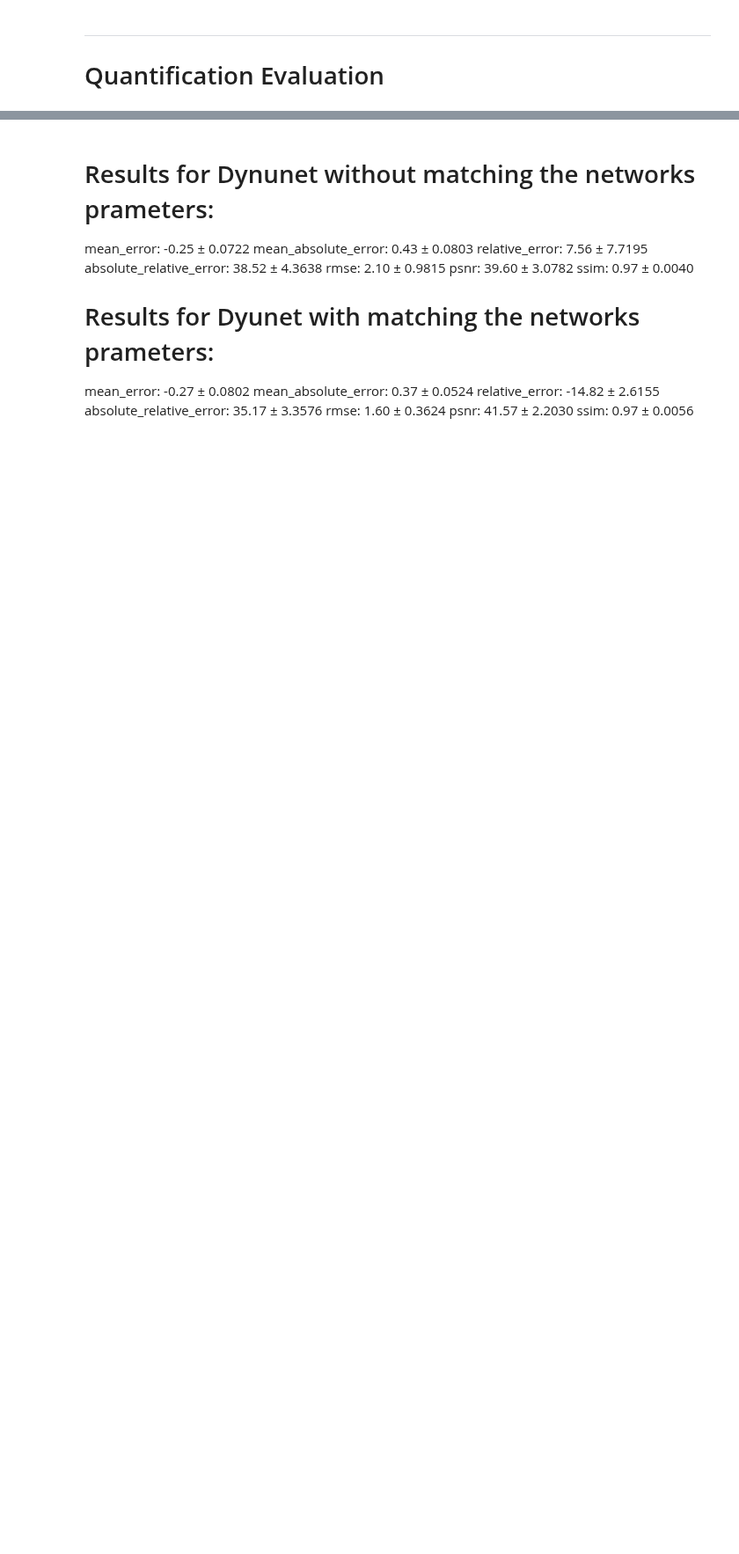
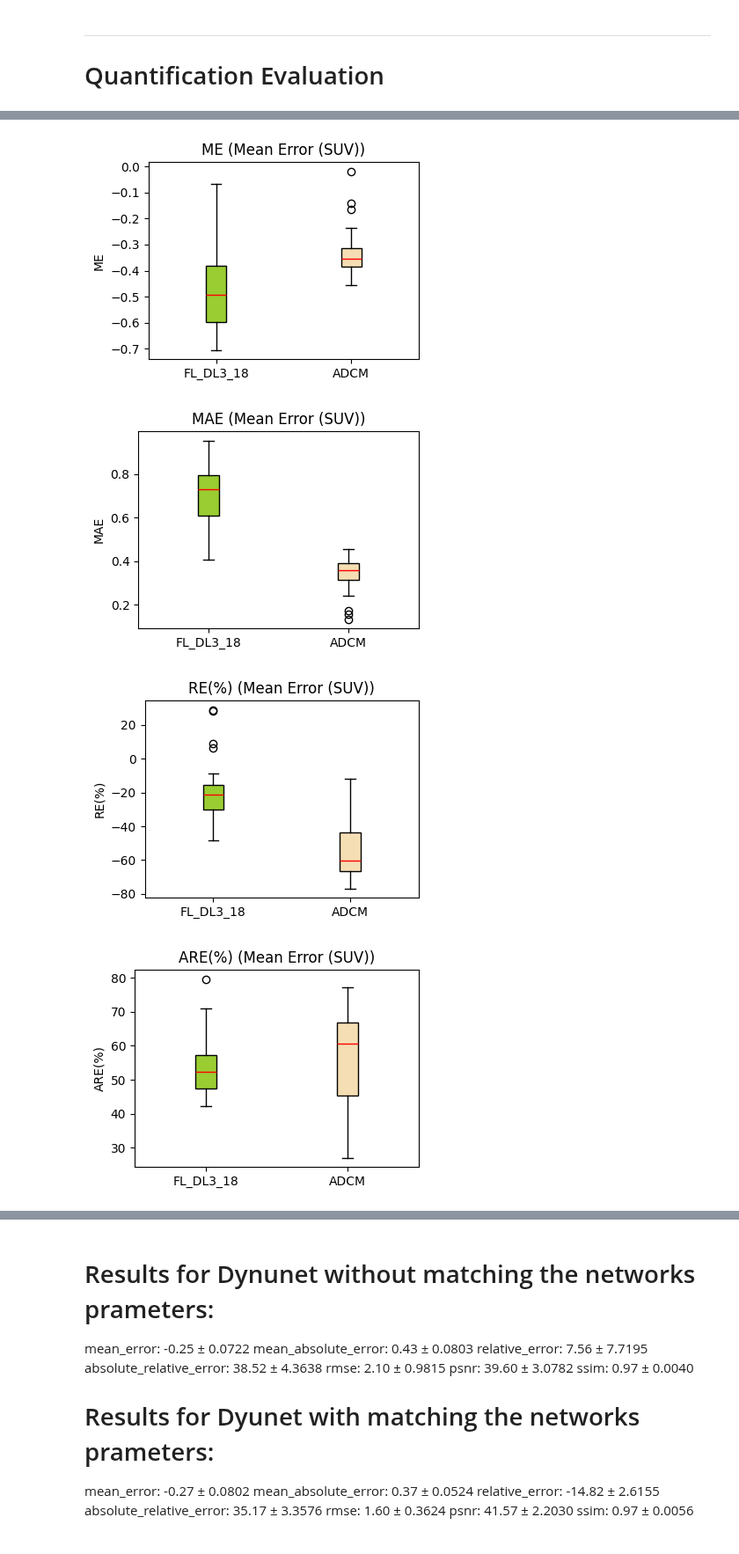
Before and after one commit to s-shahpouri/DL_PET, a Jupyter notebook: Quantification.ipynb, the cells around one changed output, grey strips where cells are left out. Shown at 88% size. Cells and saved outputs as stored; diff of their text form; code cells hidden in the pictures; blank space fills up the shorter version.

```diff
--- a/Quantification.ipynb
+++ b/Quantification.ipynb
@@ -40,0 +46,5 @@ all_pairs, c5_pairs, rest_pairs = pair_finder.find_file_pairs()
+# %%
+hint4 = 'dl_final_3_29_v2'
+pair_finder_adcm = PairFinder(f'{fdg_data_dir}/MAC', fdg_output_dir, hint4)
+all_pairs_adcm, c5_pairs_adcm, rest_pairs_adcm = pair_finder_adcm.find_file_pairs()
+print(len(all_pairs_adcm), len(c5_pairs_adcm), len(rest_pairs_adcm))
@@ -221,0 +134,13 @@ Masked Reference: [0.15 0.25 0.35]
+# %%
+from quant import calculate_metrics_for_pair, aggregate_metrics
+# Calculate metrics for each pair and aggregate results
+all_metrics_adcm = [calculate_metrics_for_pair(
+    pair['predicted'], pair['reference'],
+    scaling_factor=1, mask_val = 0.3)
+    for pair in all_pairs_adcm]
+
+metric_means_sds = aggregate_metrics(all_metrics_adcm)
+
+# Print aggregated metrics
+for metric, (mean, sd) in metric_means_sds.items():
+    print(f"{metric}: {mean:.2f} ± {sd:.4f}")
@@ -221,0 +245,47 @@ Masked Reference: [0.15 0.25 0.35]
+# %%
+import matplotlib.pyplot as plt
+import seaborn as sns
+
+metrics_names = list(all_metrics_dl3_18[0].keys())  # Assuming metric names are the same across datasets
+subtitle = ['ME','MAE', 'RE(%)', 'ARE(%)', 'RMSE', 'PSNR', 'SSIM']
+dataset_colors = {'dl3_18': 'cornflowerblue', 'adcm': 'gold'}  # Colors for each dataset
+
+
+import matplotlib.pyplot as plt
+
+# Assuming combined_data is already prepared with your data
+metrics_names = list(all_metrics_dl3_18[0].keys())  # Metric names from the data
+subtitle = ['ME', 'MAE', 'RE(%)', 'ARE(%)', 'RMSE', 'PSNR', 'SSIM']
+dataset_colors = ['yellowgreen', 'wheat']  # Colors for each dataset
+# lightgreen wheat skyblue 'cornflowerblue', 'gold' palevioletred
+
+for i, metric in enumerate(metrics_names):
+    plt.figure(figsize=(4, 3))  # Set the figure size for each individual plot
+    data_dl3_18 = combined_data[metric]['FL_dl3_18']
+    data_adcm = combined_data[metric]['ADCM']
+
+    # Create the boxplot with median line color changed
+    bp = plt.boxplot(
+        [data_dl3_18, data_adcm],
+        patch_artist=True,
+        positions=[1, 2],
+        medianprops={'color': 'red', 'linewidth': 1}  # Customize the median line here
+    )
+
+    # Set the face color for each box
+    for box, color in zip(bp['boxes'], dataset_colors):
+        box.set_facecolor(color)
+
+    # Custom x-tick labels
+    plt.xticks([1, 2], ['FL_DL3_18', 'ADCM'])
+
+    plt.title(f"{subtitle[i]} (Mean Error (SUV))")
+    plt.ylabel(subtitle[i])
+
+    plt.tight_layout()
+    plt.show()  # This will display each plot in a separate figure
+# %% [output]
+[figure, added]
+[figure, added]
+[figure, added]
+[figure, added]
```
Also changed, not shown: parts of 26 cells of this notebook, 14 other files.
